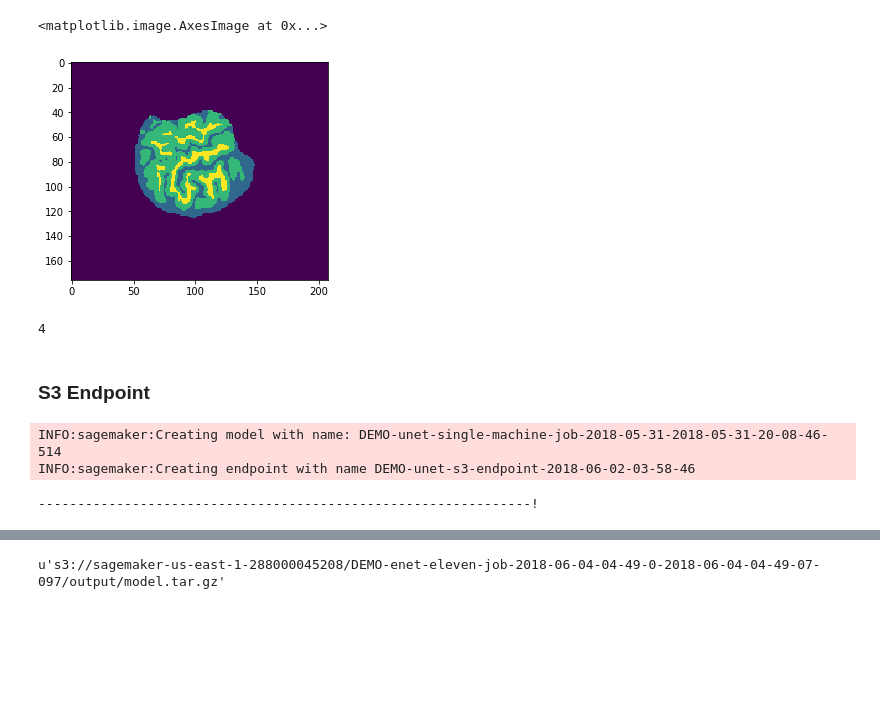
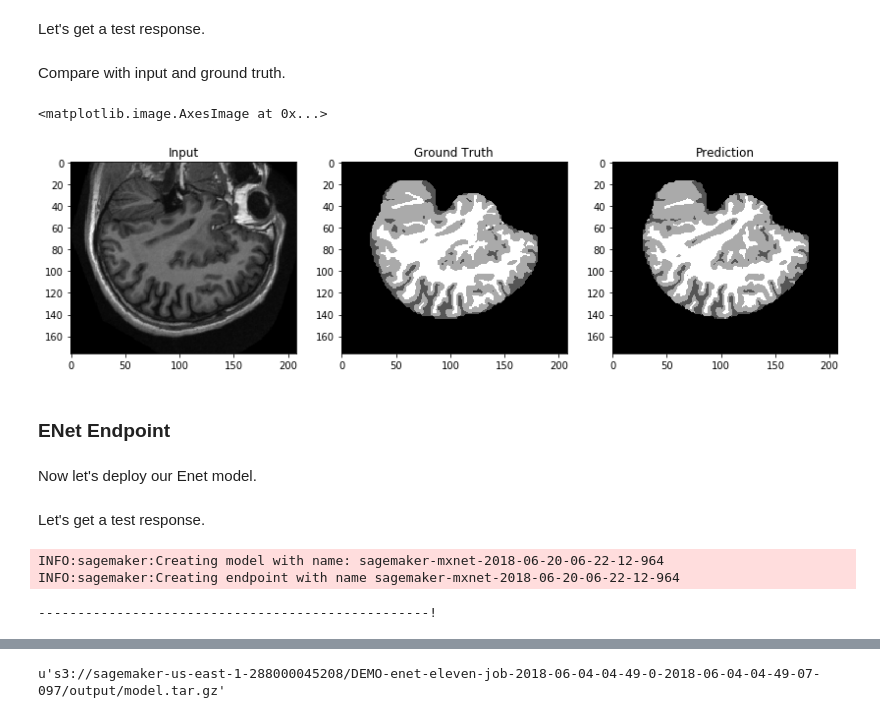
Before and after one commit to aws-samples/amazon-sagemaker-brain-segmentation, a Jupyter notebook: mxnet_brain_segmentation.ipynb, the cells around one changed output, grey strips where cells are left out. Drawn from its saved outputs; the diff is of its cells as text; code cells hidden in the pictures; blank space fills up the shorter version.

```diff
--- a/mxnet_brain_segmentation.ipynb
+++ b/mxnet_brain_segmentation.ipynb
@@ -192,15 +466,26 @@ INFO:sagemaker:Creating endpoint with name DEMO-unet-endpoint-2018-06-15-02-37-4
+# %% [markdown]
+Let's get a test response.
 # %%
 response = unet_predictor.predict(test_brain.tolist())
-# %%
-output = np.argmax(np.array(response), axis=(1))[0].astype(np.uint8)
-plt.imshow(output)
-# %% [output]
-<matplotlib.image.AxesImage at 0x...>
-[figure, removed]
-# %%
-4
-# %% [output]
-4
+# %% [markdown]
+Compare with input and ground truth.
+# %%
+output = np.argmax(np.array(response), axis=(1))[0].astype(np.uint8)
+plt.figure(figsize=(14, 14))
+plt.subplot(131)
+plt.title('Input')
+plt.imshow(test_brain[0][0], cmap=plt.cm.gray)
+plt.subplot(132)
+plt.title('Ground Truth')
+plt.imshow(test_mask[0][0], cmap=plt.cm.gray)
+plt.subplot(133)
+plt.title('Prediction')
+plt.imshow(output, cmap=plt.cm.gray)
+# %% [output]
+<matplotlib.image.AxesImage at 0x...>
+[figure, added]
 # %% [markdown]
-### S3 Endpoint
+### ENet Endpoint
+# %% [markdown]
+Now let's deploy our Enet model.
 # %%
@@ -209,0 +496,2 @@ unet_single_machine_estimator.entry_point = "brain_segmentation_s3_transform.py"
+# %% [markdown]
+Let's get a test response.
@@ -210,7 +503,6 @@ unet_single_machine_estimator.entry_point = "brain_segmentation_s3_transform.py"
 # %%
-unet_s3_predictor = unet_single_machine_estimator.deploy(instance_type='ml.c5.xlarge', initial_instance_count=1,
-                                                     endpoint_name=unet_s3_endpoint)
+enet_predictor = enet_model.deploy(instance_type='ml.c5.xlarge', initial_instance_count=1)
 # %% [output]
-INFO:sagemaker:Creating model with name: DEMO-unet-single-machine-job-2018-05-31-2018-05-31-20-08-46-514
-INFO:sagemaker:Creating endpoint with name DEMO-unet-s3-endpoint-2018-06-02-03-58-46
+INFO:sagemaker:Creating model with name: sagemaker-mxnet-2018-06-20-06-22-12-964
+INFO:sagemaker:Creating endpoint with name sagemaker-mxnet-2018-06-20-06-22-12-964
----------------------------------------------------------------!
+--------------------------------------------------!
```
Also changed, not shown: parts of 128 cells of this notebook, 3 other files.
